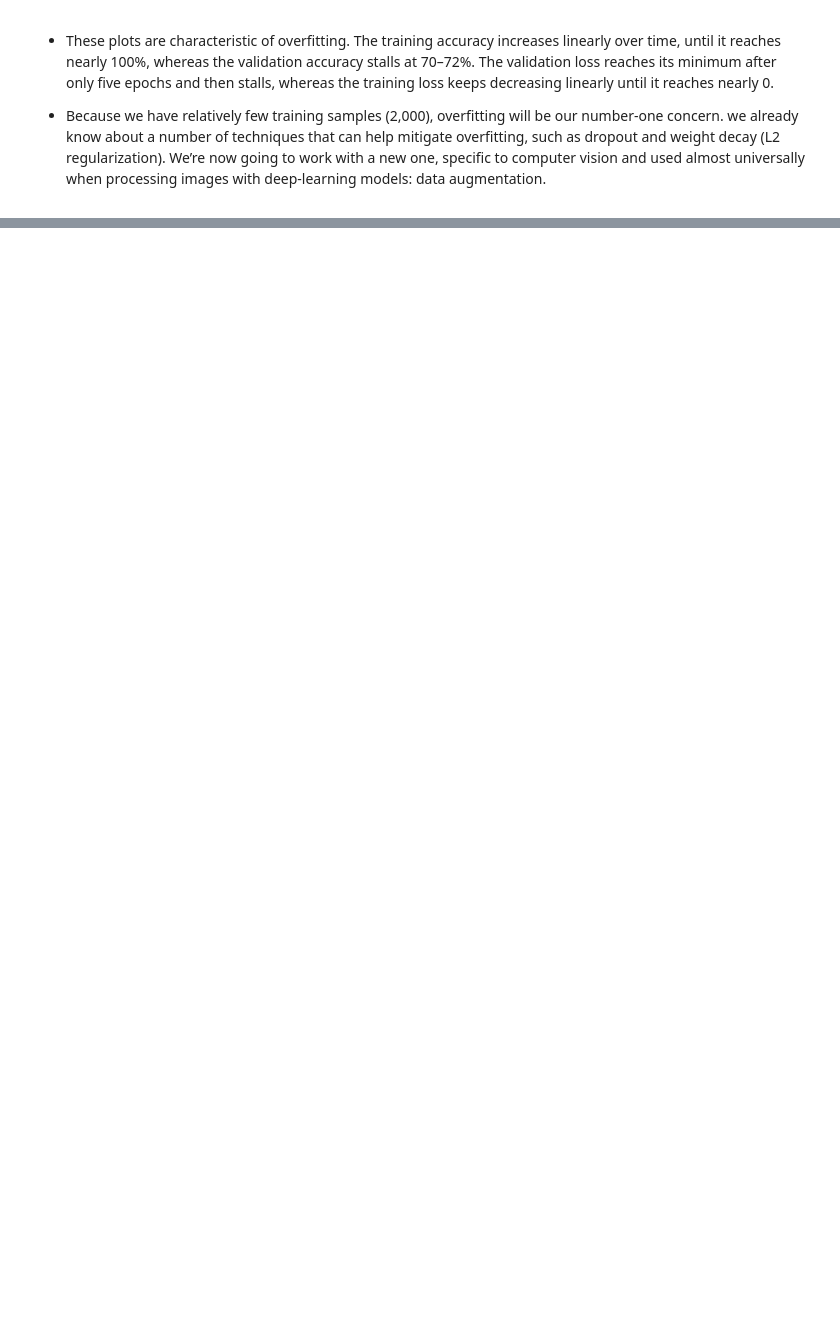
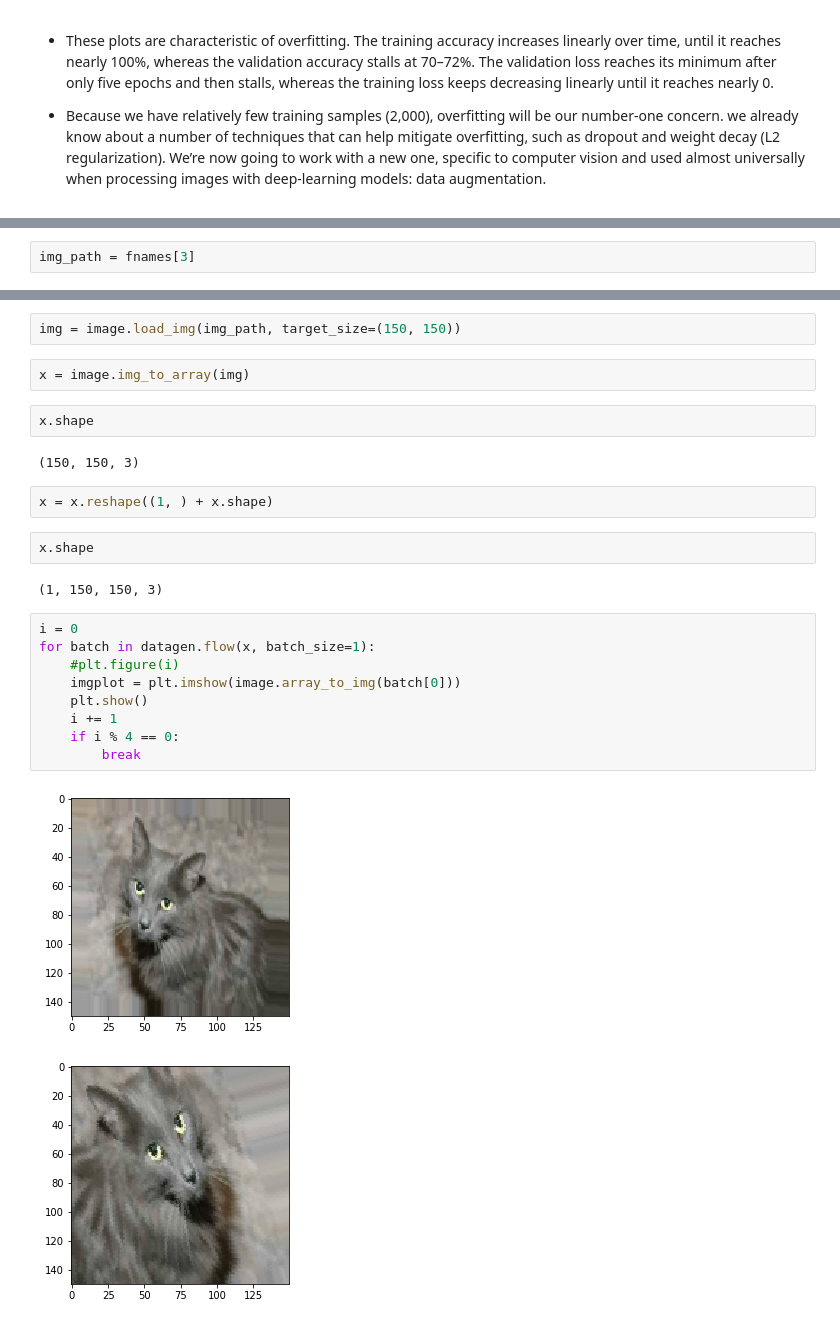
Before and after one commit to KonevDmitry/deep-learning, a Jupyter notebook: 06-CatdogNet.ipynb, the cells around one changed output, grey strips where cells are left out. Saved outputs shown, nothing was run; the diff lists cells and outputs as text; blank space fills up the shorter version.

```diff
--- a/06-CatdogNet.ipynb
+++ b/06-CatdogNet.ipynb
@@ -268,0 +287,2 @@ plot_history(history)
+# %%
+img_path = fnames[3]
@@ -268,0 +291,26 @@ plot_history(history)
+# %%
+img = image.load_img(img_path, target_size=(150, 150))
+# %%
+x = image.img_to_array(img)
+# %%
+x.shape
+# %% [output]
+(150, 150, 3)
+# %%
+x = x.reshape((1, ) + x.shape)
+# %%
+x.shape
+# %% [output]
+(1, 150, 150, 3)
+# %%
+i = 0
+for batch in datagen.flow(x, batch_size=1):
+    #plt.figure(i)
+    imgplot = plt.imshow(image.array_to_img(batch[0]))
+    plt.show()
+    i += 1
+    if i % 4 == 0:
+        break
+# %% [output]
+[figure, added]
+[figure, added]
```
Also changed, not shown: parts of 69 cells of this notebook, 2 other files.
